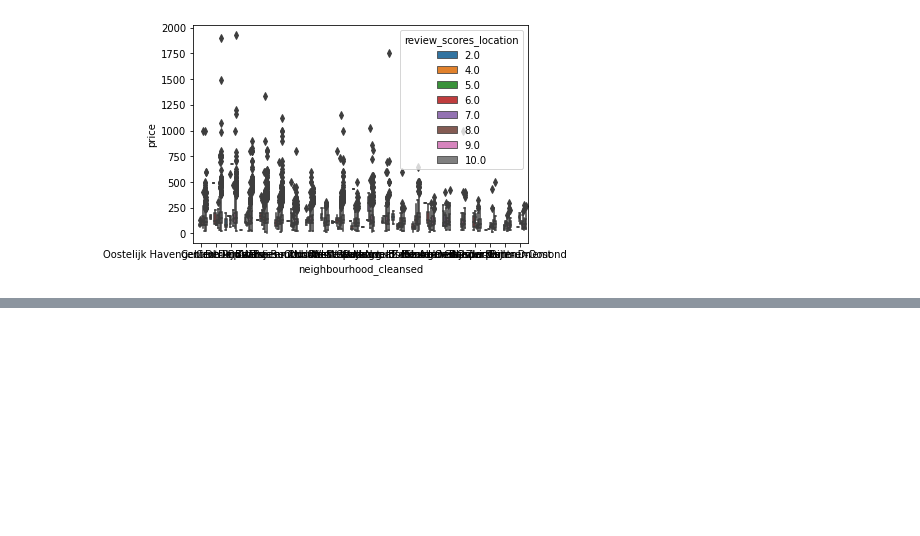
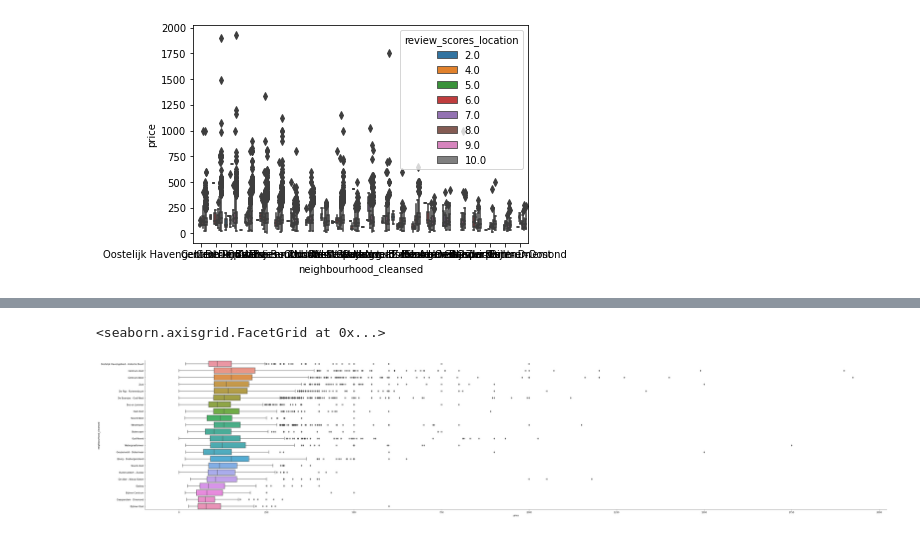
Before and after one commit to rubyspch/Colaboratory-Notes, a Jupyter notebook: DeepNoteEDA/notebook.ipynb, the cells around one changed output, grey strips where cells are left out. Cells and saved outputs as stored; diff of their text form; code cells hidden in the pictures; blank space fills up the shorter version.

```diff
--- a/DeepNoteEDA/notebook.ipynb
+++ b/DeepNoteEDA/notebook.ipynb
@@ -92,0 +106,5 @@ sns.boxplot(x="neighbourhood_cleansed", y="price", data=lower_prices, hue="revie
+# %%
+sns.catplot(x="price", y="neighbourhood_cleansed", kind="box", aspect=5, height=10,data=lower_prices)
+# %% [output]
+<seaborn.axisgrid.FacetGrid at 0x...>
+[figure, added]
```
Also changed, not shown: parts of 21 cells of this notebook.
